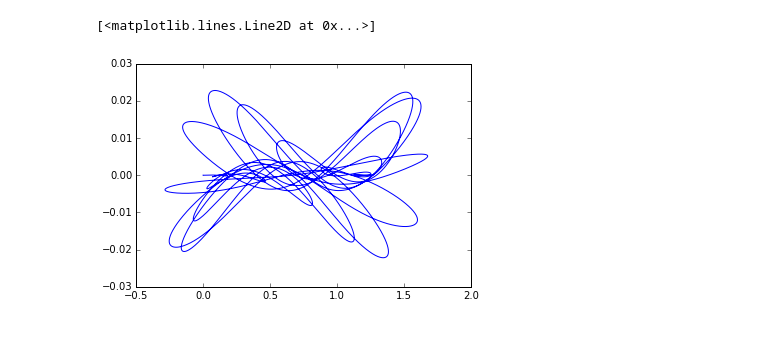
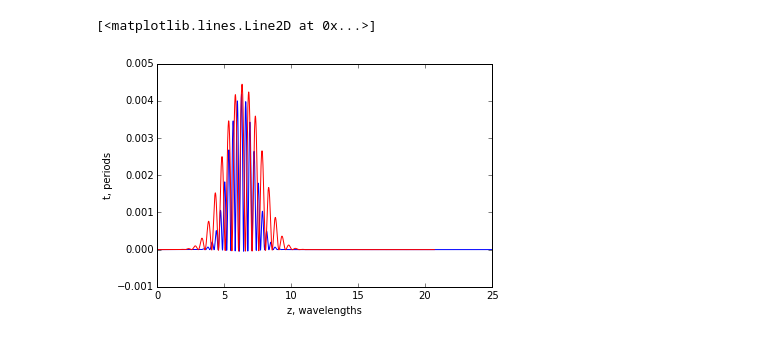
Before and after one commit to ssstuvz/single_particle, a Jupyter notebook: run/plot_trajectory.ipynb, the cells around one changed output. Saved outputs shown, nothing was run; the diff lists cells and outputs as text; code cells hidden in the pictures.

```diff
--- a/run/plot_trajectory.ipynb
+++ b/run/plot_trajectory.ipynb
@@ -39,5 +38,16 @@ plot(z/(2*pi))
-# %%
-plot(x, z)
-# %% [output]
-[<matplotlib.lines.Line2D at 0x...>]
-[figure, removed]
+# %%
+t=linspace(0, 8000, 80000)
+plot( 0.01*(t), (z)/(2*pi)  )
+
+#flipud()
+#xlim(0, 10)
+xlim(0, 25)
+xlabel('z, wavelengths')
+ylabel('t, periods')
+#savefig('single_particle_intgate_t-z.png', dpi=300)
+
+datacomp = loadtxt('x-t.dat')
+plot(datacomp[0, :]-20/(2*pi), datacomp[1, :], 'r')
+# %% [output]
+[<matplotlib.lines.Line2D at 0x...>]
+[figure, added]
```
Also changed, not shown: parts of 13 cells of this notebook, 4 other files.
